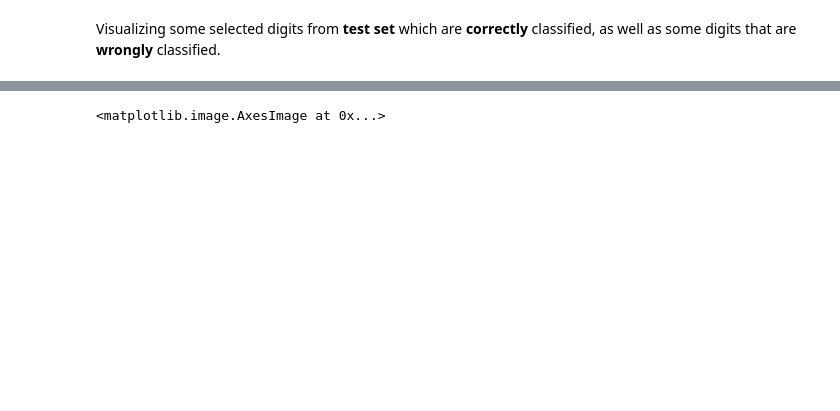
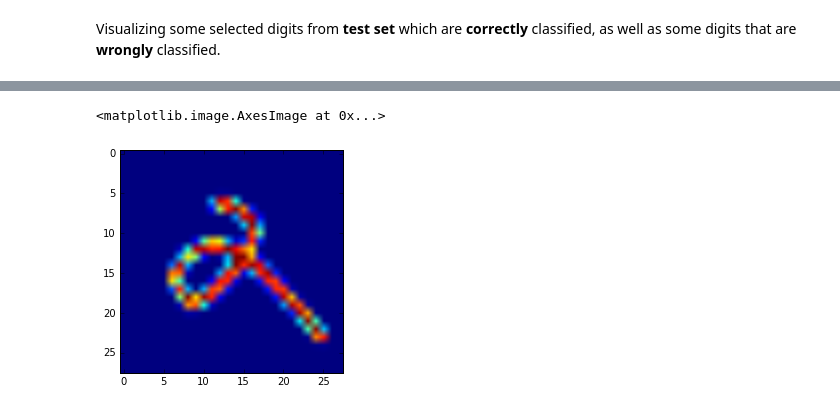
Before and after one commit to kopxiong/dl_lab_2016, a Jupyter notebook: 01_notebooks/assignment 1.ipynb, the cells around one changed output, grey strips where cells are left out. Saved outputs shown, nothing was run; the diff lists cells and outputs as text; code cells hidden in the pictures; blank space fills up the shorter version.

```diff
--- a/01_notebooks/assignment 1.ipynb
+++ b/01_notebooks/assignment 1.ipynb
@@ -864,6 +899,6 @@ plt.imshow(np.reshape(X_test[199], (28, 28)))
 # %%
-# wrongly classified
-plt.imshow(np.reshape(X_test[149], (28, 28))),
-plt.imshow(np.reshape(X_test[151], (28, 28)))
+# wrongly classified 1
+plt.imshow(np.reshape(X_test[149], (28, 28)))
 # %% [output]
 <matplotlib.image.AxesImage at 0x...>
+[figure, added]
```
Also changed, not shown: parts of 18 cells of this notebook, 9 other files.
